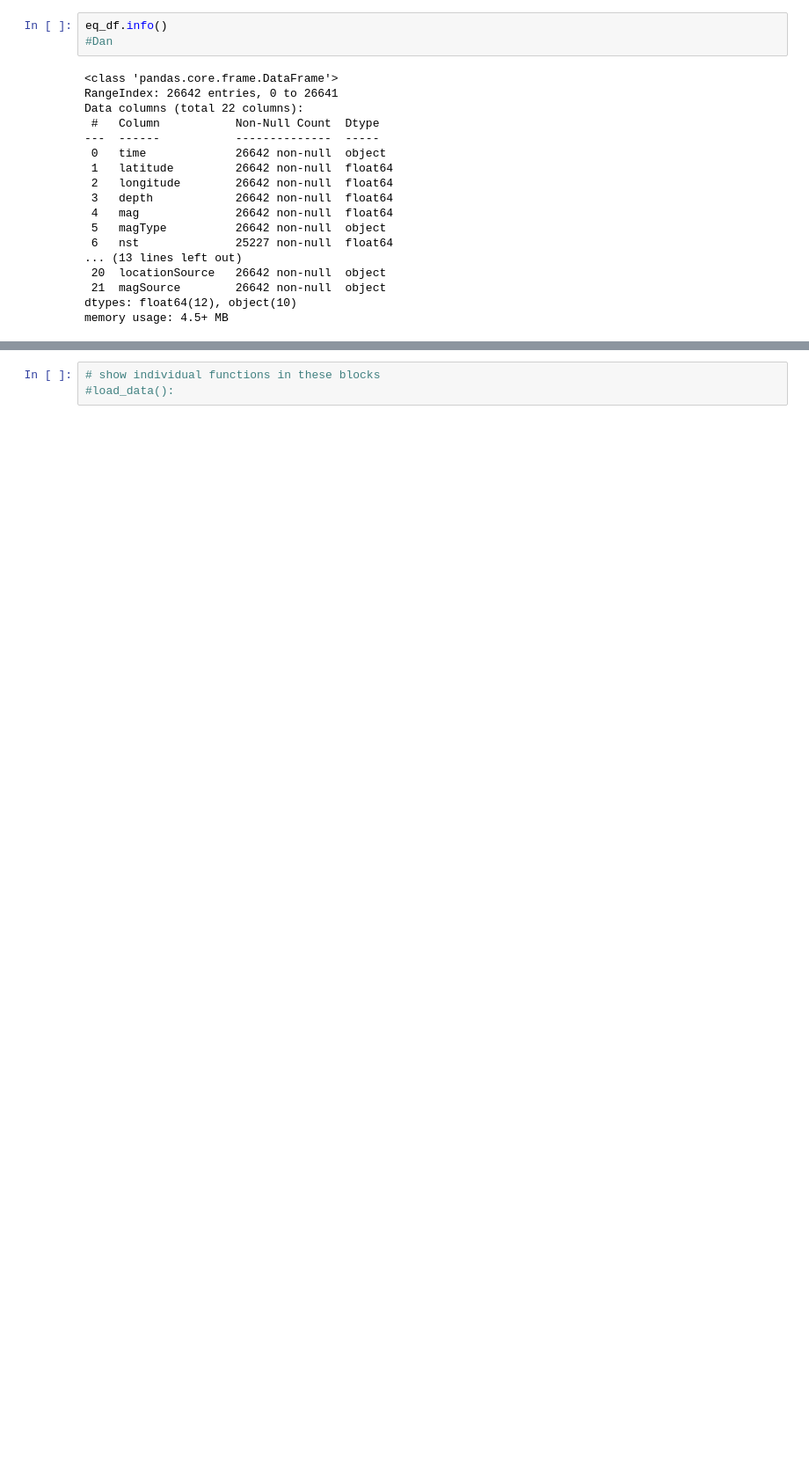
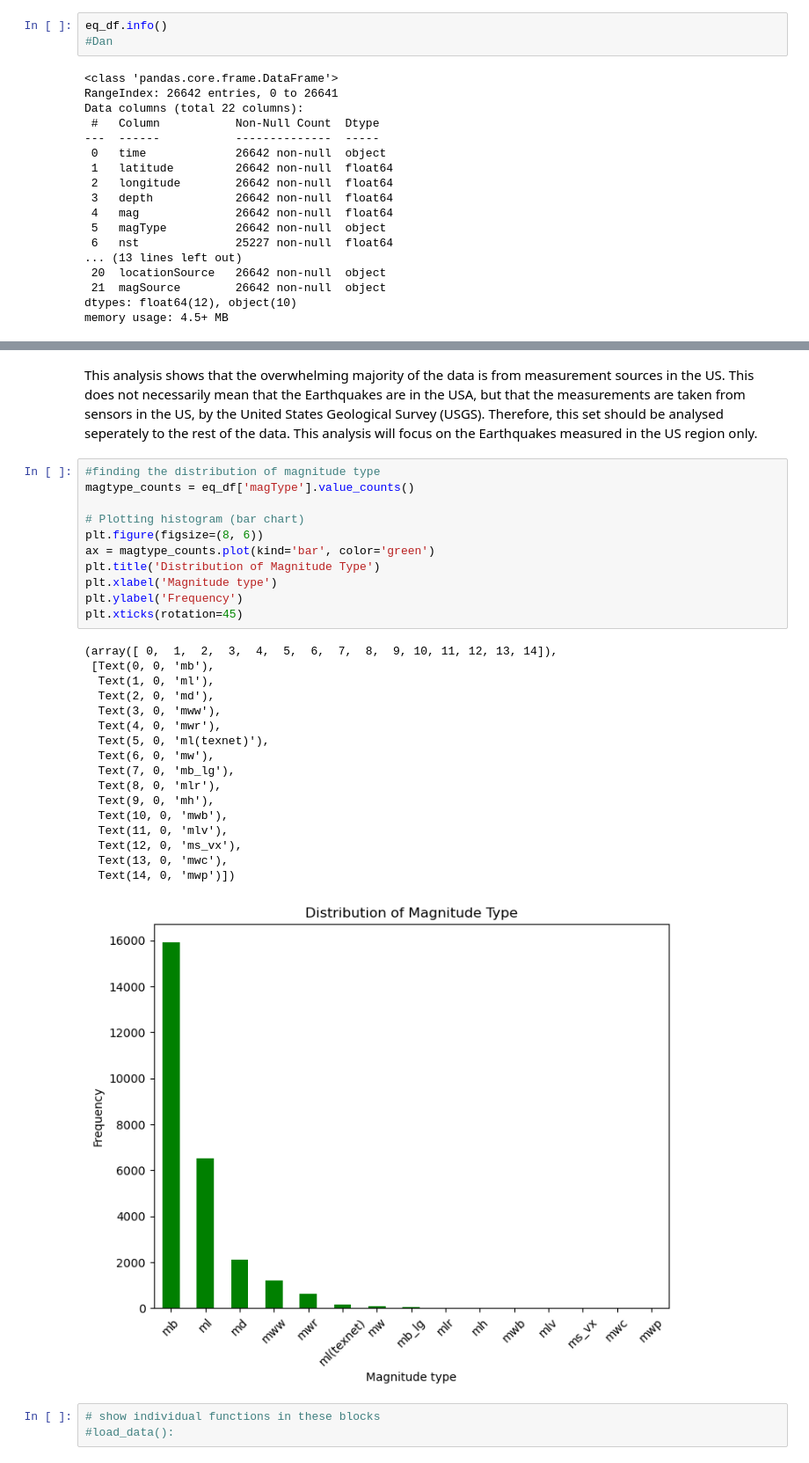
Before and after one commit to DanPenso/earthquake-data-analysis, a Jupyter notebook: earthquake_analysis.ipynb, the cells around one changed output, grey strips where cells are left out. Shown: that part at 88% size. Cells and saved outputs as stored; diff of their text form; blank space fills up the shorter version.

```diff
--- a/earthquake_analysis.ipynb
+++ b/earthquake_analysis.ipynb
@@ -186,3 +223,34 @@ memory usage: 4.5+ MB
+# %% [markdown]
+This analysis shows that the overwhelming majority of the data is from measurement sources in the US.  This does not necessarily mean that the Earthquakes are in the USA, but that the measurements are taken from sensors in the US, by the United States Geological Survey (USGS).  Therefore, this set should be analysed seperately to the rest of the data. This analysis will focus on the Earthquakes measured in the US region only.
+# %%
+#finding the distribution of magnitude type
+magtype_counts = eq_df['magType'].value_counts()
+
+# Plotting histogram (bar chart)
+plt.figure(figsize=(8, 6))
+ax = magtype_counts.plot(kind='bar', color='green')
+plt.title('Distribution of Magnitude Type')
+plt.xlabel('Magnitude type')
+plt.ylabel('Frequency')
+plt.xticks(rotation=45)
+# %% [output]
+(array([ 0,  1,  2,  3,  4,  5,  6,  7,  8,  9, 10, 11, 12, 13, 14]),
+ [Text(0, 0, 'mb'),
+  Text(1, 0, 'ml'),
+  Text(2, 0, 'md'),
+  Text(3, 0, 'mww'),
+  Text(4, 0, 'mwr'),
+  Text(5, 0, 'ml(texnet)'),
+  Text(6, 0, 'mw'),
+  Text(7, 0, 'mb_lg'),
+  Text(8, 0, 'mlr'),
+  Text(9, 0, 'mh'),
+  Text(10, 0, 'mwb'),
+  Text(11, 0, 'mlv'),
+  Text(12, 0, 'ms_vx'),
+  Text(13, 0, 'mwc'),
+  Text(14, 0, 'mwp')])
+[figure, added]
 # %%
 # show individual functions in these blocks
 #load_data():
```
Also changed, not shown: parts of 6 cells of this notebook.
